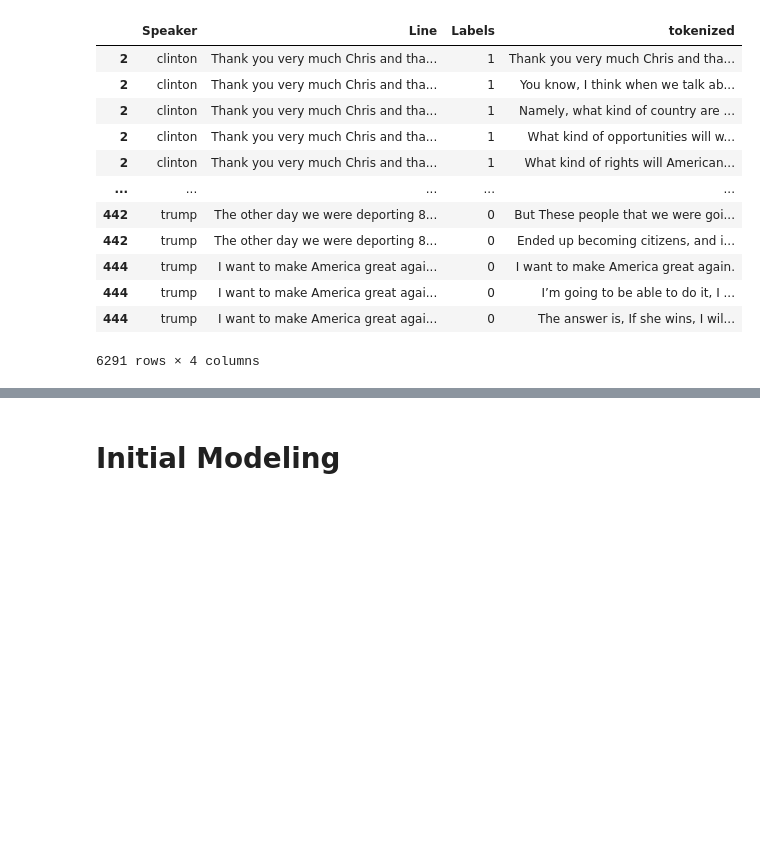
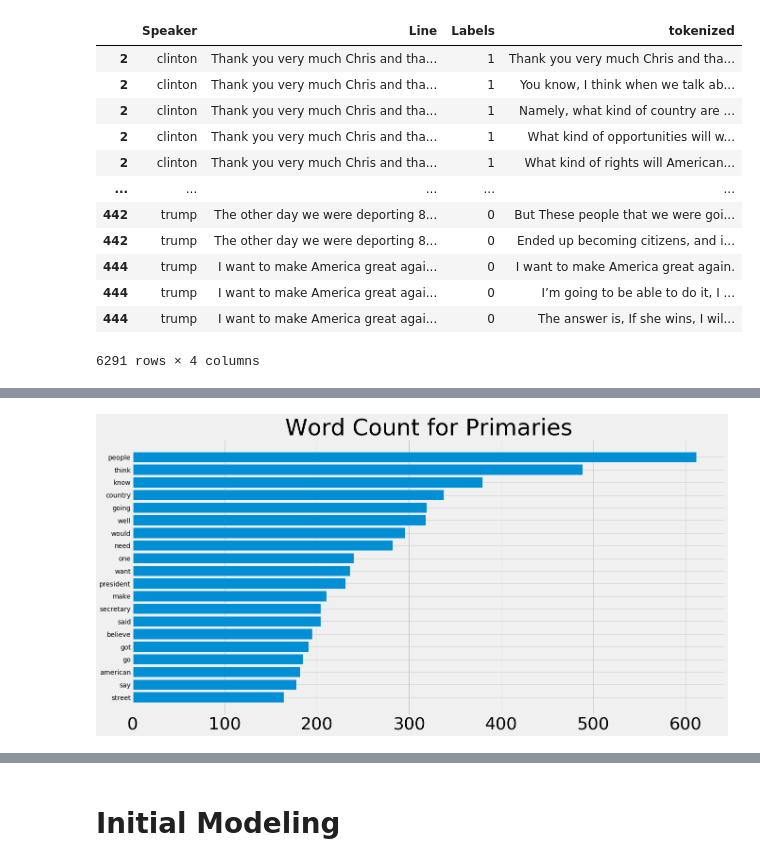
Before and after one commit to Kevhpark5/discerining-the-debate, a Jupyter notebook: Data/All Debates.ipynb, the cells around one changed output, grey strips where cells are left out. Cells and saved outputs as stored; diff of their text form; code cells hidden in the pictures; blank space fills up the shorter version.

```diff
--- a/Data/All Debates.ipynb
+++ b/Data/All Debates.ipynb
@@ -976,0 +996,3 @@ all_pres2.index = range(len(all_pres2))
+# %%
+word_counts = no_applause.tokenized.str.split(expand=True).stack().value_counts()
+word_counts1 = no_applause1.tokenized.str.split(expand=True).stack().value_counts()
@@ -976,0 +1096,8 @@ all_pres2.index = range(len(all_pres2))
+# %%
+fig, ax = plt.subplots(figsize=(20, 10))
+ax.barh(word_counts.index[:20], word_counts[:20])
+plt.title('Word Count for Primaries', fontsize = 48)
+plt.xticks(fontsize = 36)
+plt.gca().invert_yaxis()
+# %% [output]
+[figure, added]
```
Also changed, not shown: parts of 75 cells of this notebook, 12 other files.
